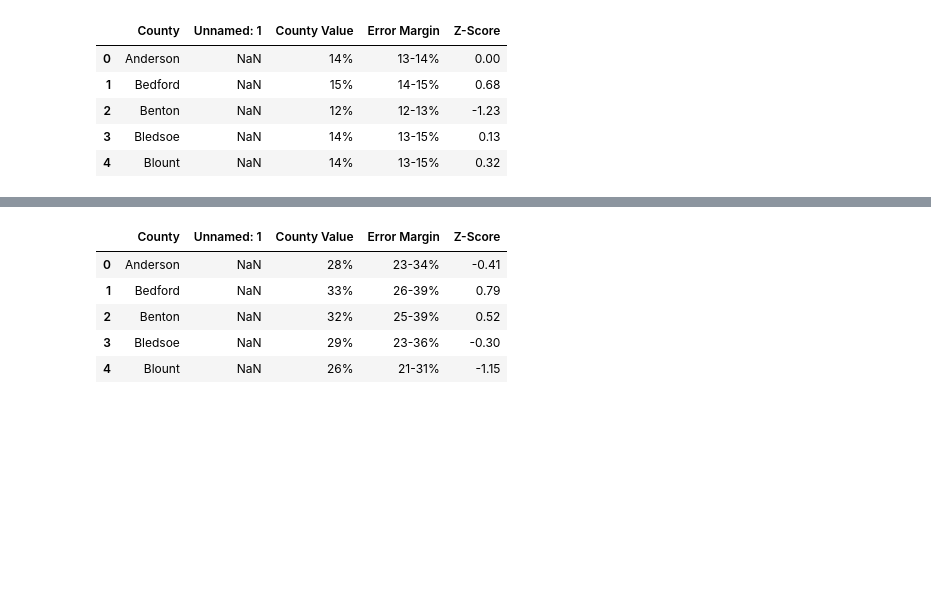
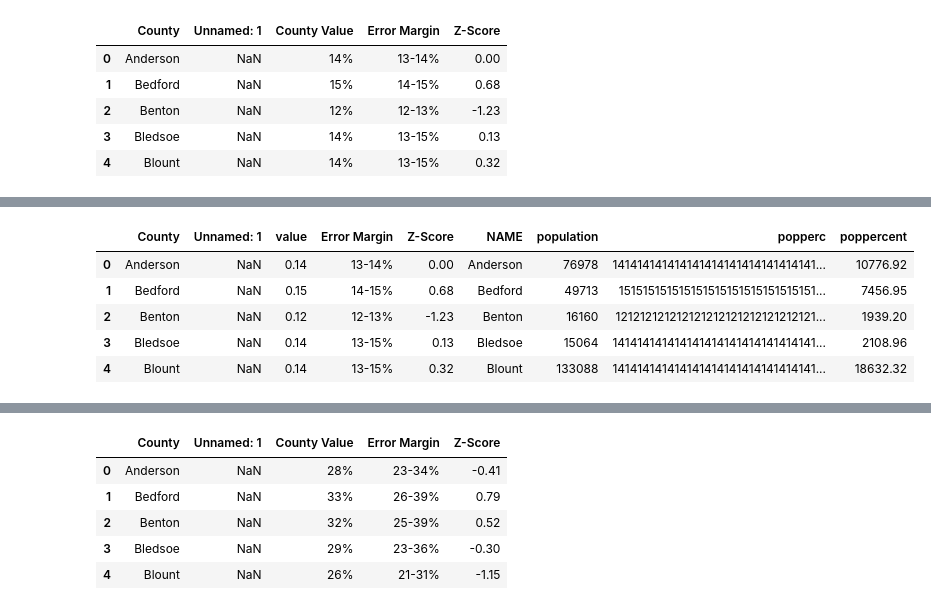
Before and after one commit to bsfcs/smile-on-black_panther, a Jupyter notebook: smile-big4.ipynb, the cells around one changed output, grey strips where cells are left out. Drawn from its saved outputs; the diff is of its cells as text; code cells hidden in the pictures; blank space fills up the shorter version.

```diff
--- a/smile-big4.ipynb
+++ b/smile-big4.ipynb
@@ -12,0 +108,13 @@ drinking.head()
+# %%
+drink_pop['value'] = drink_pop['value'].astype(int)
+drink_pop['value'] = (drink_pop['value'] / 100)
+# %%
+drink_pop['poppercent'] = drink_pop.value * drink_pop.population
+drink_pop.head()
+# %% [output]
+|  | County | Unnamed: 1 | value | Error Margin | Z-Score | NAME | population | popperc | poppercent |
+| 0 | Anderson | NaN | 0.14 | 13-14% | 0.00 | Anderson | 76978 | 141414141414141414141414141414141... | 10776.92 |
+| 1 | Bedford | NaN | 0.15 | 14-15% | 0.68 | Bedford | 49713 | 151515151515151515151515151515151... | 7456.95 |
+| 2 | Benton | NaN | 0.12 | 12-13% | -1.23 | Benton | 16160 | 121212121212121212121212121212121... | 1939.20 |
+| 3 | Bledsoe | NaN | 0.14 | 13-15% | 0.13 | Bledsoe | 15064 | 141414141414141414141414141414141... | 2108.96 |
+| 4 | Blount | NaN | 0.14 | 13-15% | 0.32 | Blount | 133088 | 141414141414141414141414141414141... | 18632.32 |
```
Also changed, not shown: parts of 15 cells of this notebook.
